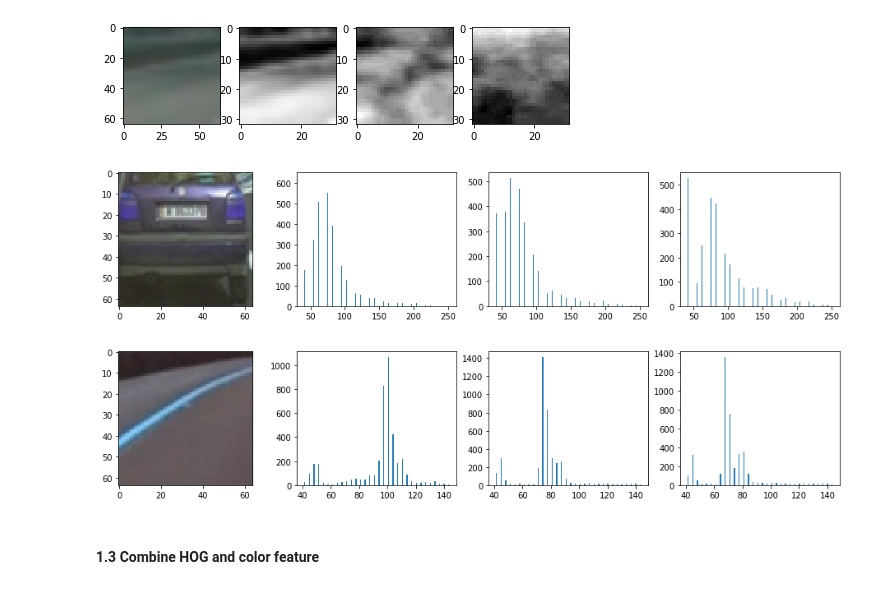
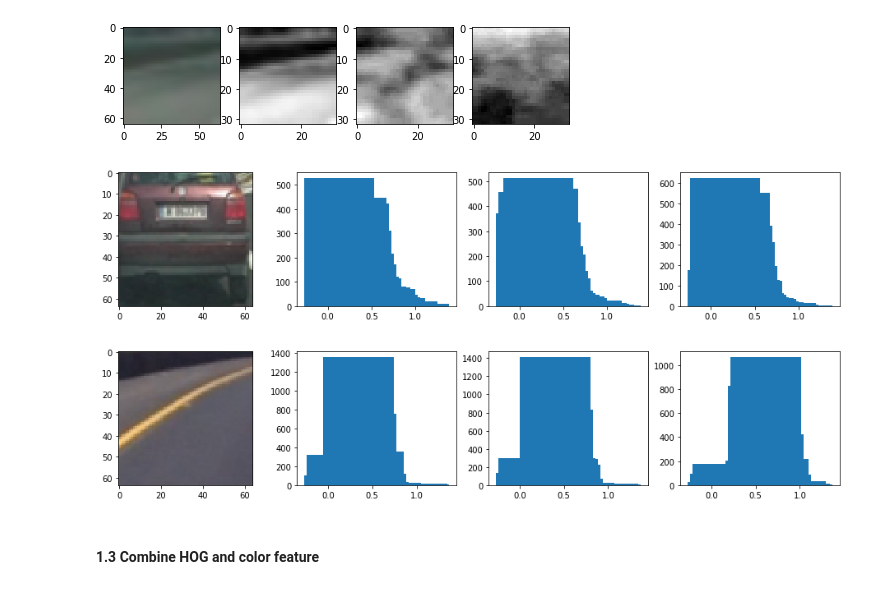
Before and after one commit to dmsehuang/CarND-Vehicle-Detection, a Jupyter notebook: Vehicle_detection.ipynb, the cells around one changed output. Saved outputs shown, nothing was run; the diff lists cells and outputs as text; code cells hidden in the pictures.

```diff
--- a/Vehicle_detection.ipynb
+++ b/Vehicle_detection.ipynb
@@ -180,28 +171,28 @@ plt.show()
 [figure]
 [figure]
 # %%
-vehicle_img = cv2.imread('vehicles/GTI_MiddleClose/image0092.png')
-non_vehicle_img = cv2.imread('non-vehicles/Extras/extra1006.png')
+vehicle_img = mpimg.imread('vehicles/GTI_MiddleClose/image0092.png')
+non_vehicle_img = mpimg.imread('non-vehicles/Extras/extra1006.png')
 
 imgs = []
 imgs.append(vehicle_img)
 imgs.append(non_vehicle_img)
 
 for img in imgs:
     features, bin_centers, hist1, hist2, hist3 = get_color_hist(img, vis=True)
     fig = plt.figure(figsize=(16,3))
     plt.subplot(141)
     plt.imshow(img)
     plt.subplot(142)
     plt.bar(bin_centers, hist1)
     plt.subplot(143)
     plt.bar(bin_centers, hist2)
     plt.subplot(144)
     plt.bar(bin_centers, hist3)
     plt.show()
 # %% [output]
-[figure, old version]
+[figure, new version]
-[figure, old version]
+[figure, new version]
 # %% [markdown]
 #### 1.3 Combine HOG and color feature
 # %%
```
Also changed, not shown: parts of 17 cells of this notebook.
